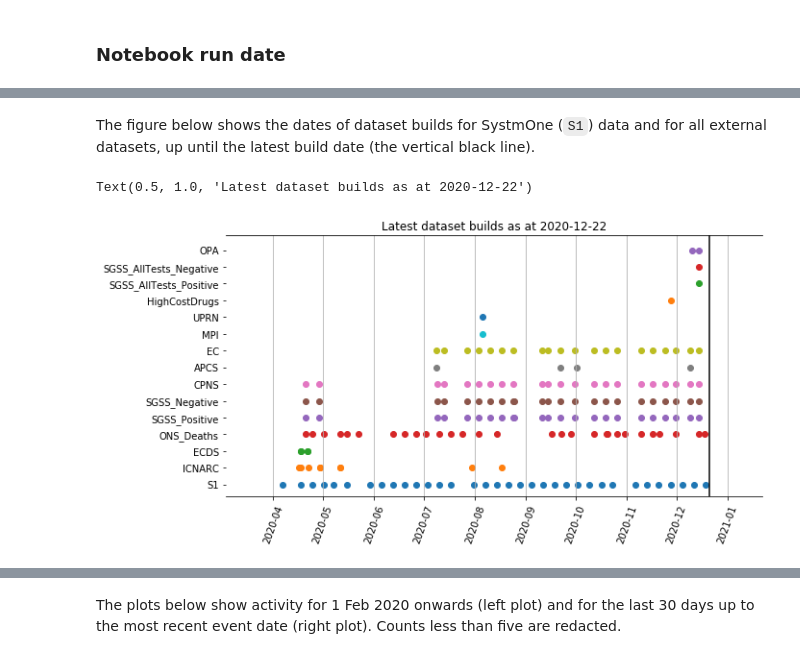
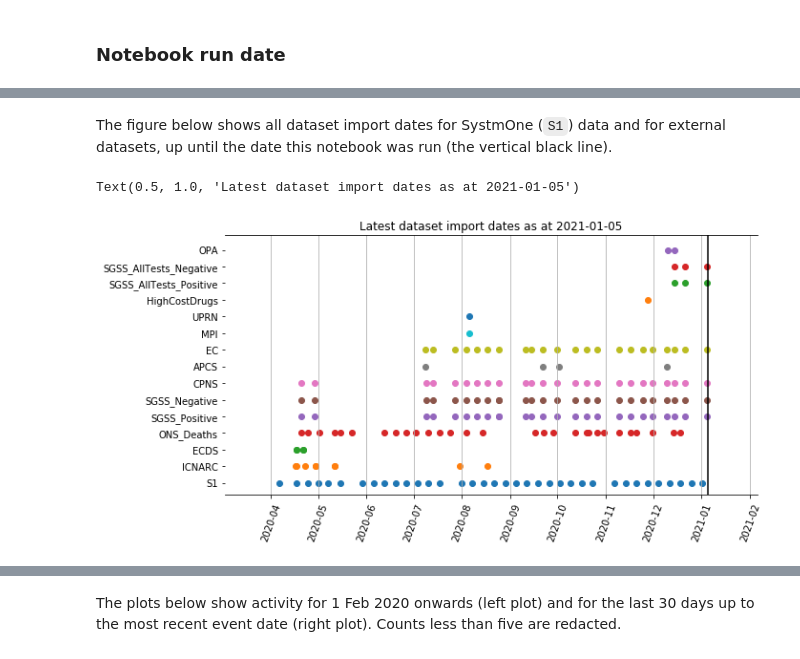
Before and after one commit to opensafely/database-notebooks, a Jupyter notebook: notebooks/database-builds.ipynb, the cells around one changed output, grey strips where cells are left out. Drawn from its saved outputs; the diff is of its cells as text; code cells hidden in the pictures.

```diff
--- a/notebooks/database-builds.ipynb
+++ b/notebooks/database-builds.ipynb
@@ -76,13 +68,17 @@ dbconn = os.environ.get('DBCONN', None).strip('"')
 
 with closing_connection(dbconn) as cnxn:
     DBbuild = pd.read_sql("""select * from LatestBuildTime""", cnxn)
-    tablebuilds = DBbuildtimes(cnxn, up_to=None)
+    latestbuilds = pd.read_sql(
+    """
+        select BuildDesc as dataset, max(BuildDate) as latest_import from BuildInfo
+        group by BuildDesc
+    """, cnxn)
     allbuilds = pd.read_sql("""select * from BuildInfo""", cnxn)
 
 # select start and end dates
 start_date = pd.to_datetime("2020-02-01", format='%Y-%m-%d')
 #start_date = pd.to_datetime("2020-02-01", format='%Y-%m-%d')
-end_date = pd.to_datetime(DBbuild['DtLatestBuild'].values[0], format='%Y-%m-%d')
+end_date = pd.to_datetime(latestbuilds['latest_import'].max(), format='%Y-%m-%d')
 today = date.today()
 # %% [markdown]
 ### Notebook run date
@@ -122,22 +120,22 @@ tablebuilds
 # %% [markdown]
-The figure below shows the dates of dataset builds for SystmOne (`S1`) data and for all external datasets, up until the latest build date (the vertical black line).
+The figure below shows all dataset import dates for SystmOne (`S1`) data and for external datasets, up until the date this notebook was run (the vertical black line).
 # %%
 fig, ax = plt.subplots(figsize=(10,5))
 
 sources = allbuilds['BuildDesc'].unique()
 
 for source in allbuilds['BuildDesc'].unique():
     dat = allbuilds[(allbuilds['BuildDesc']==source) & (allbuilds['BuildDate']<end_date)]
     x = dat['BuildDate']
     y = dat['BuildDesc']
     ax.scatter(x, y, marker='o')
 
 ax.xaxis.set_tick_params(labelrotation=70)
 ax.grid(True, axis='x')
 ax.spines["left"].set_visible(False)
 ax.spines["right"].set_visible(False)
-ax.axvline(end_date, color='black')
-ax.set_title(f"""Latest dataset builds as at {today.strftime('%Y-%m-%d')}""")
+ax.axvline(today, color='black')
+ax.set_title(f"""Latest dataset import dates as at {today.strftime('%Y-%m-%d')}""")
 # %% [output]
-Text(0.5, 1.0, 'Latest dataset builds as at 2020-12-22')
+Text(0.5, 1.0, 'Latest dataset import dates as at 2021-01-05')
-[figure, old version]
+[figure, new version]
```
Also changed, not shown: parts of 15 cells of this notebook, 2 other files.
